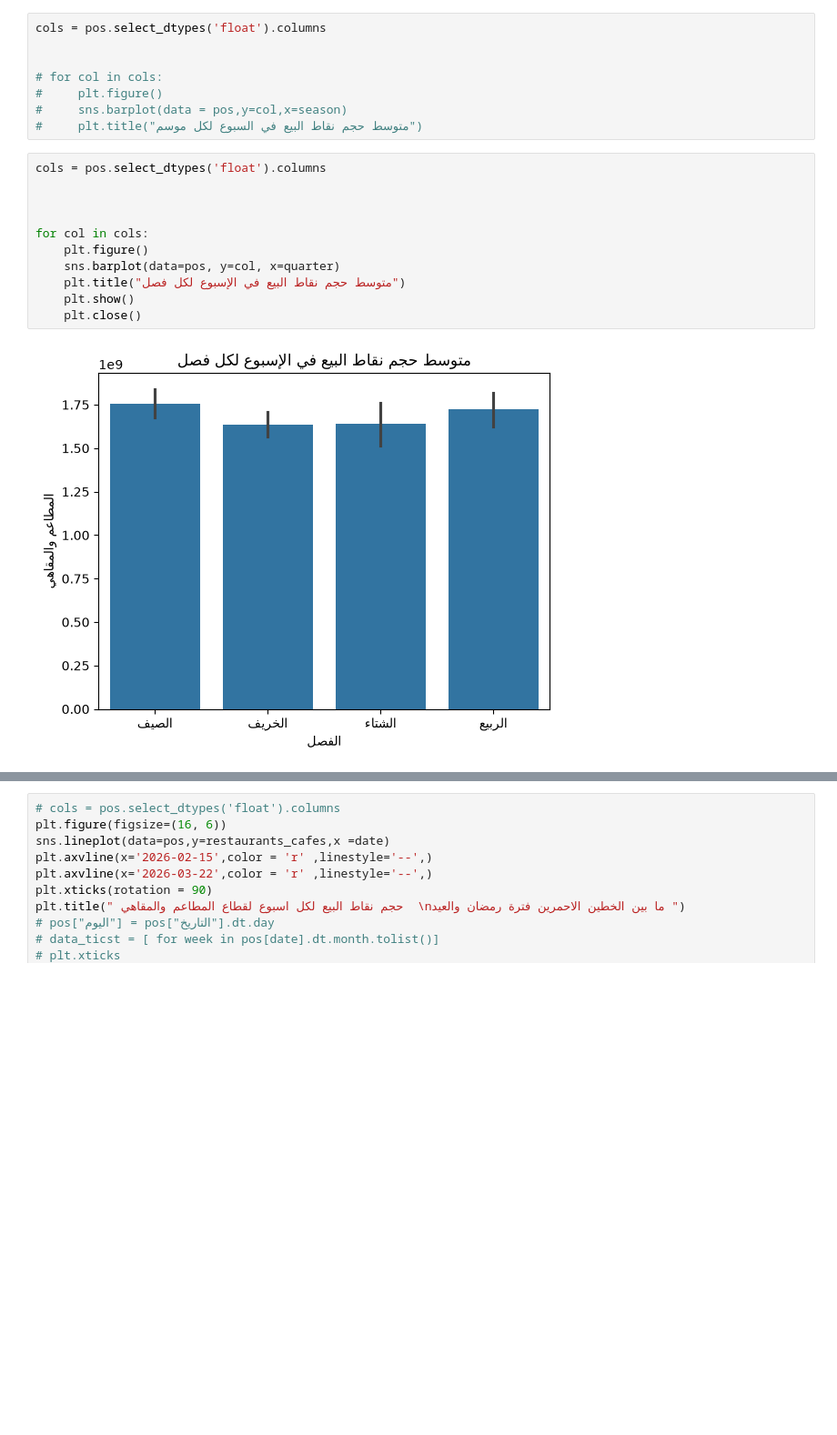
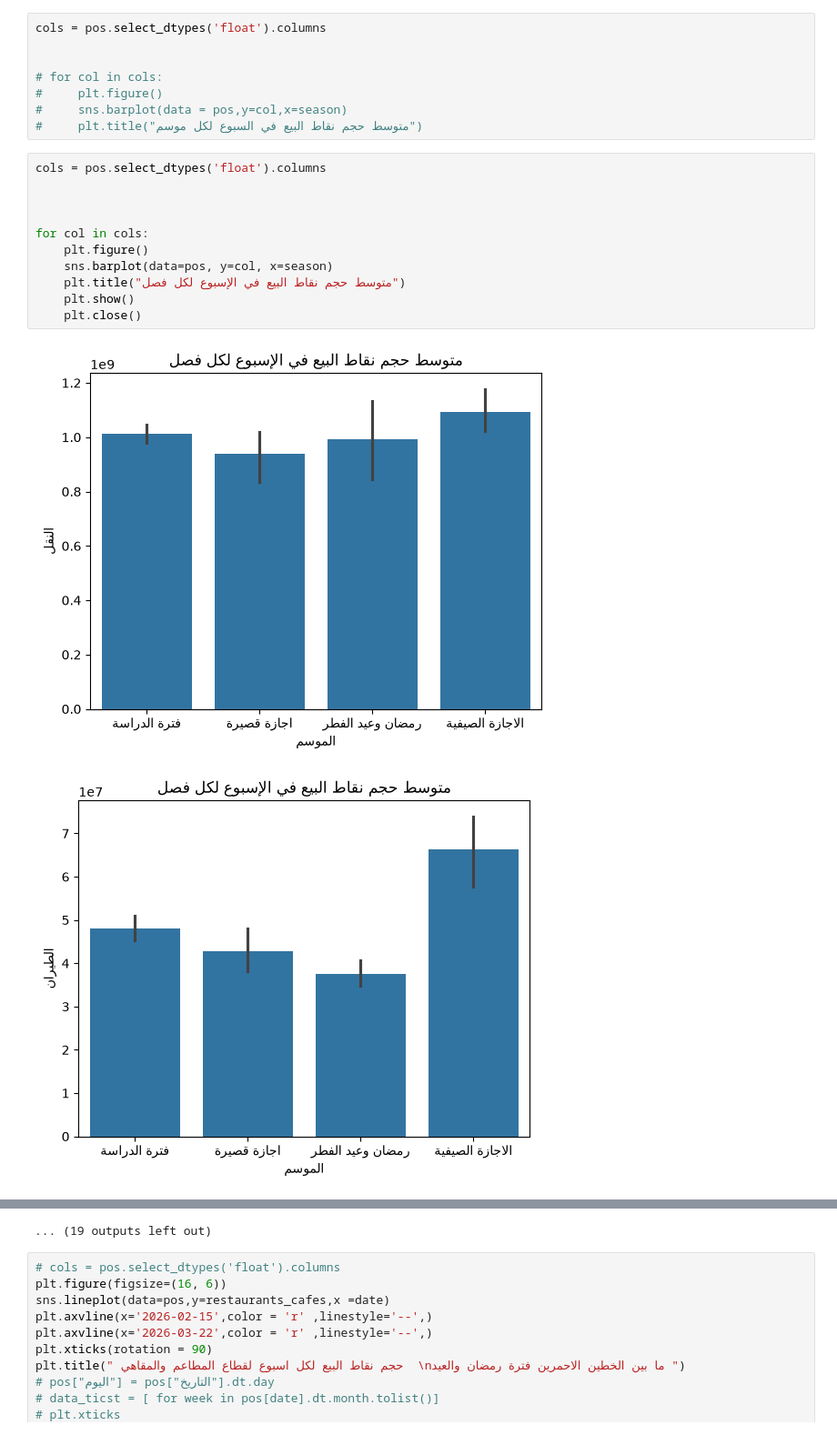
Before and after one commit to ibrahimAM19/EDA_POS-2025-2026, a Jupyter notebook: notebooks/eda.ipynb, the cells around one changed output, grey strips where cells are left out. Shown at 91% size. Saved outputs shown, nothing was run; the diff lists cells and outputs as text; blank space fills up the shorter version.

```diff
--- a/notebooks/eda.ipynb
+++ b/notebooks/eda.ipynb
@@ -106,13 +127,14 @@ cols = pos.select_dtypes('float').columns
 # %%
 cols = pos.select_dtypes('float').columns
 
 
 
 for col in cols:
     plt.figure()
-    sns.barplot(data=pos, y=col, x=quarter)
+    sns.barplot(data=pos, y=col, x=season)
     plt.title("متوسط حجم نقاط البيع في الإسبوع لكل فصل")
     plt.show()
     plt.close()
 # %% [output]
-[figure, old version]
+[figure, new version]
+[figure, added]
@@ -119,3 +151,4 @@ for col in cols:
+... (19 outputs left out)
 # %%
 # cols = pos.select_dtypes('float').columns
 plt.figure(figsize=(16, 6))
```
Also changed, not shown: parts of 4 cells of this notebook, 13 other files.
